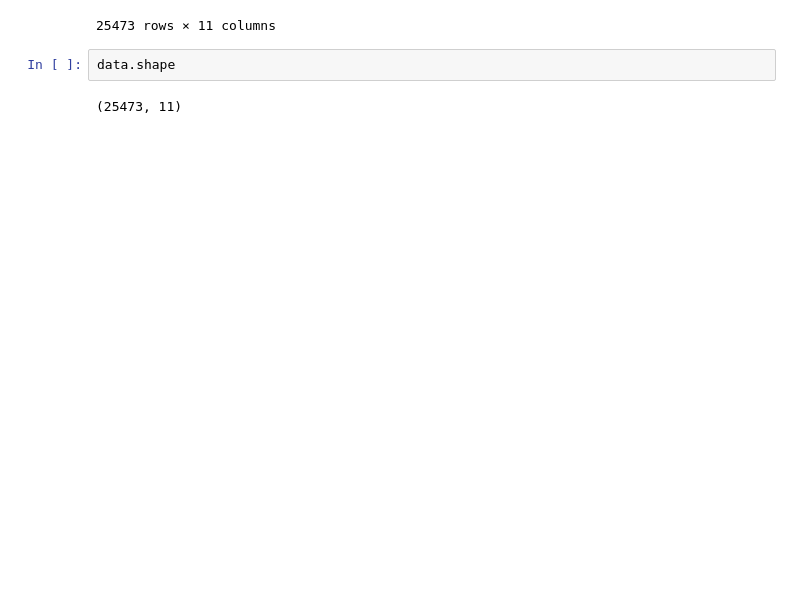
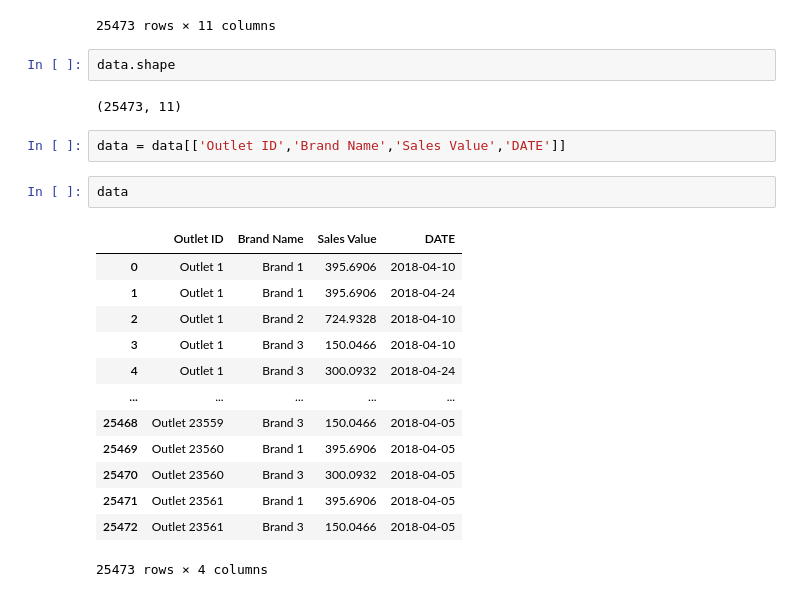
Before and after one commit to sulaiman01/Markytics-frequency_purchase_analysis, a Jupyter notebook: analysis.ipynb, the cells around one changed output. Saved outputs shown, nothing was run; the diff lists cells and outputs as text; blank space fills up the shorter version.

```diff
--- a/analysis.ipynb
+++ b/analysis.ipynb
@@ -24,3 +24,21 @@ data
 data.shape
 # %% [output]
 (25473, 11)
+# %%
+data = data[['Outlet ID','Brand Name','Sales Value','DATE']]
+# %%
+data
+# %% [output]
+|  | Outlet ID | Brand Name | Sales Value | DATE |
+| 0 | Outlet 1 | Brand 1 | 395.6906 | 2018-04-10 |
+| 1 | Outlet 1 | Brand 1 | 395.6906 | 2018-04-24 |
+| 2 | Outlet 1 | Brand 2 | 724.9328 | 2018-04-10 |
+| 3 | Outlet 1 | Brand 3 | 150.0466 | 2018-04-10 |
+| 4 | Outlet 1 | Brand 3 | 300.0932 | 2018-04-24 |
+| ... | ... | ... | ... | ... |
+| 25468 | Outlet 23559 | Brand 3 | 150.0466 | 2018-04-05 |
+| 25469 | Outlet 23560 | Brand 1 | 395.6906 | 2018-04-05 |
+| 25470 | Outlet 23560 | Brand 3 | 300.0932 | 2018-04-05 |
+| 25471 | Outlet 23561 | Brand 1 | 395.6906 | 2018-04-05 |
+| 25472 | Outlet 23561 | Brand 3 | 150.0466 | 2018-04-05 |
+25473 rows × 4 columns
```
Also changed, not shown: parts of 76 cells of this notebook, 2 other files.
